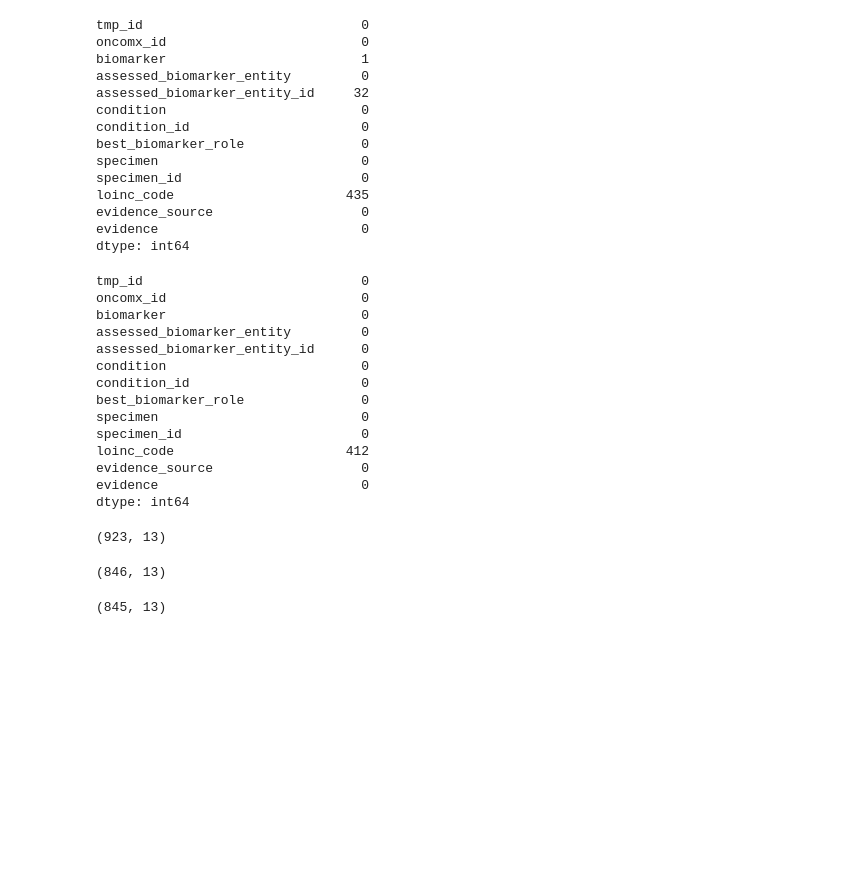
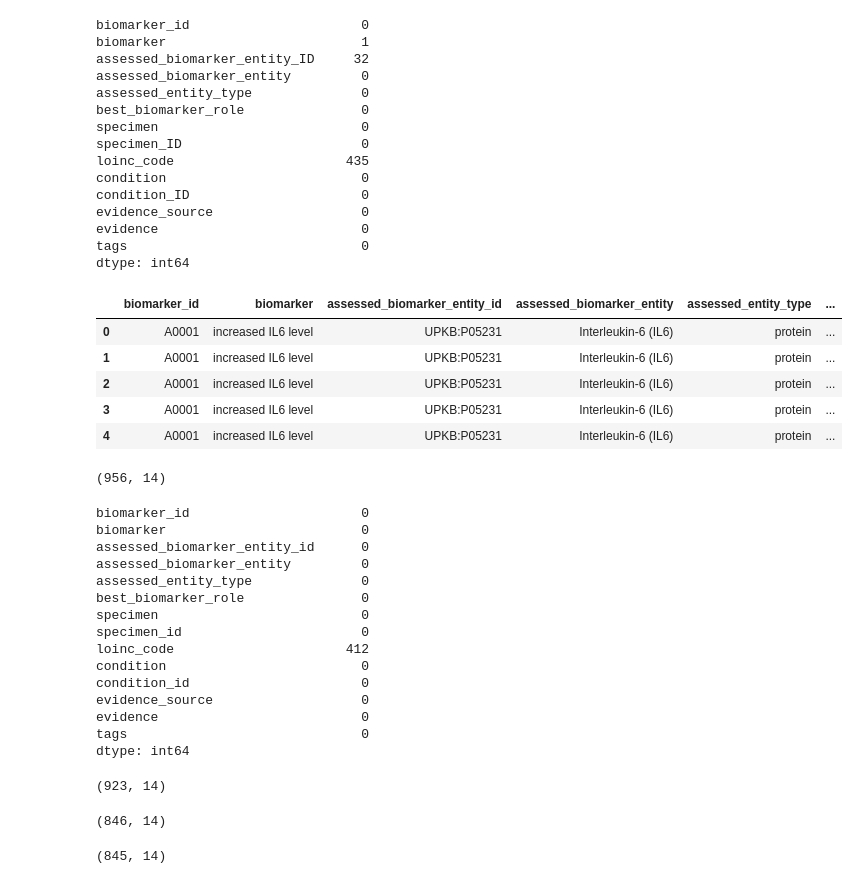
Before and after one commit to clinical-biomarkers/biomarker-partnership, a Jupyter notebook: src/oncomx.ipynb, the cells around one changed output. Cells and saved outputs as stored; diff of their text form; code cells hidden in the pictures; blank space fills up the shorter version.

```diff
--- a/src/oncomx.ipynb
+++ b/src/oncomx.ipynb
@@ -56,53 +17,70 @@ raw_df.head()
 # %%
 # check for null values
-raw_df.isnull().sum()
+df.isnull().sum()
 # %% [output]
-tmp_id                            0
-oncomx_id                         0
+biomarker_id                      0
 biomarker                         1
+assessed_biomarker_entity_ID     32
 assessed_biomarker_entity         0
-assessed_biomarker_entity_id     32
-condition                         0
-condition_id                      0
+assessed_entity_type              0
 best_biomarker_role               0
 specimen                          0
-specimen_id                       0
+specimen_ID                       0
 loinc_code                      435
+condition                         0
+condition_ID                      0
 evidence_source                   0
 evidence                          0
+tags                              0
 dtype: int64
+# %%
+# rename columns to lowercase
+df.columns = df.columns.str.lower()
+df.head()
+# %% [output]
+|  | biomarker_id | biomarker | assessed_biomarker_entity_id | assessed_biomarker_entity | assessed_entity_type | ... |
+| 0 | A0001 | increased IL6 level | UPKB:P05231 | Interleukin-6 (IL6) | protein | ... |
+| 1 | A0001 | increased IL6 level | UPKB:P05231 | Interleukin-6 (IL6) | protein | ... |
+| 2 | A0001 | increased IL6 level | UPKB:P05231 | Interleukin-6 (IL6) | protein | ... |
+| 3 | A0001 | increased IL6 level | UPKB:P05231 | Interleukin-6 (IL6) | protein | ... |
+| 4 | A0001 | increased IL6 level | UPKB:P05231 | Interleukin-6 (IL6) | protein | ... |
+# %%
+df.shape
+# %% [output]
+(956, 14)
 # %%
-# drop row where assessed_biomarker_entity_id or biomarker are null
-raw_df.dropna(subset=['assessed_biomarker_entity_id', 'biomarker'], inplace=True)
-raw_df.isnull().sum()
+# drop rows where assessed_biomarker_entity_id or biomarker are null
+df.dropna(subset = ['assessed_biomarker_entity_id', 'biomarker'], inplace = True)
+df.isnull().sum()
 # %% [output]
-tmp_id                            0
-oncomx_id                         0
+biomarker_id                      0
 biomarker                         0
+assessed_biomarker_entity_id      0
 assessed_biomarker_entity         0
-assessed_biomarker_entity_id      0
-condition                         0
-condition_id                      0
+assessed_entity_type              0
 best_biomarker_role               0
 specimen                          0
 specimen_id                       0
 loinc_code                      412
+condition                         0
+condition_id                      0
 evidence_source                   0
 evidence                          0
+tags                              0
 dtype: int64
 # %%
-raw_df.shape
+df.shape
 # %% [output]
-(923, 13)
+(923, 14)
 # %%
 # drop all rows where assessed_biomarker_entity_id contains '<a href'
-raw_df = raw_df[~raw_df['assessed_biomarker_entity_id'].str.contains('<a href')]
-raw_df.shape
+df = df[~df['assessed_biomarker_entity_id'].str.contains('<a href')]
+df.shape
 # %% [output]
-(846, 13)
+(846, 14)
 # %%
 # drop all rows where assessed_biomarker_entity_id doesn't contain a ':'
-raw_df = raw_df[raw_df['assessed_biomarker_entity_id'].str.contains(':')]
-raw_df.shape
+df = df[df['assessed_biomarker_entity_id'].str.contains(':')]
+df.shape
 # %% [output]
-(845, 13)
+(845, 14)
```
Also changed, not shown: parts of 18 cells of this notebook, 10 other files.
